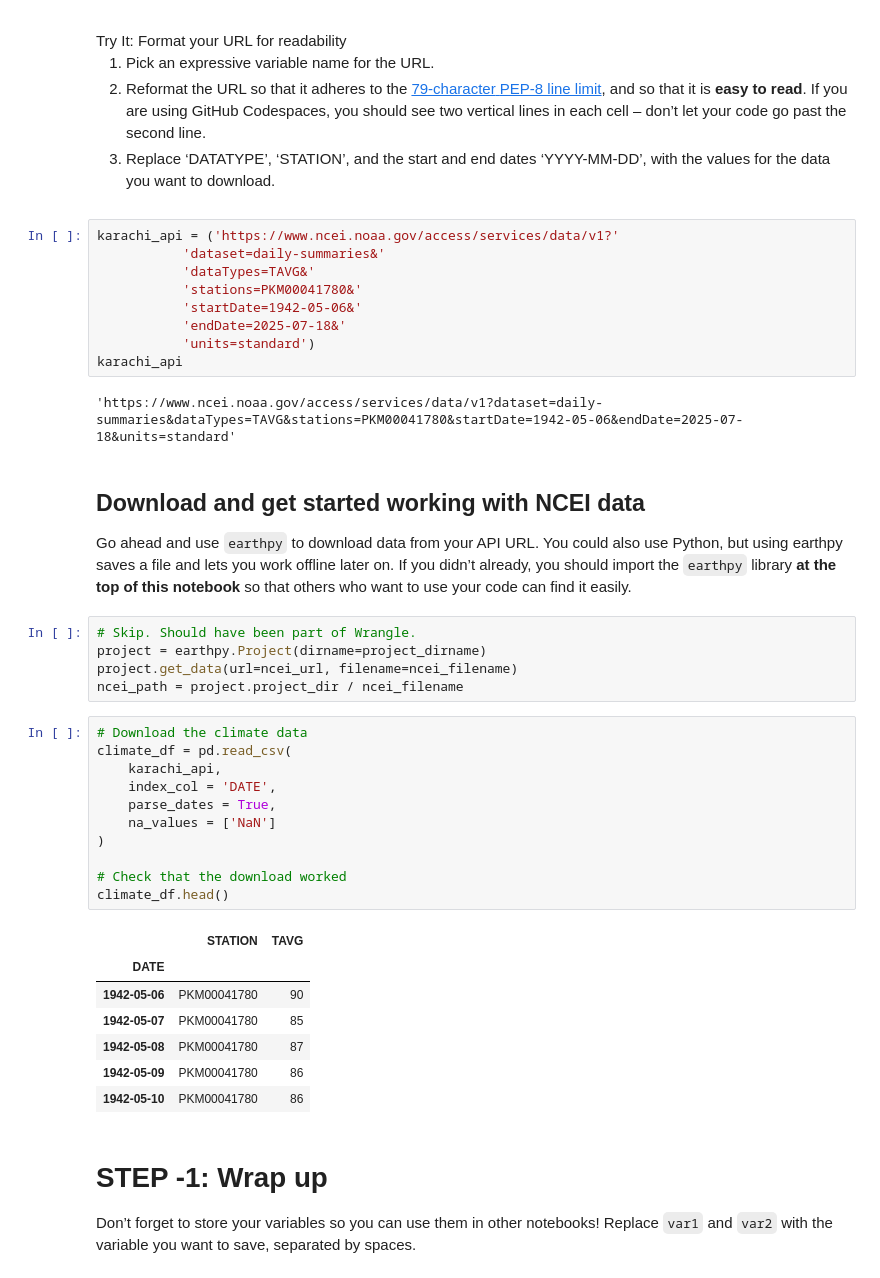
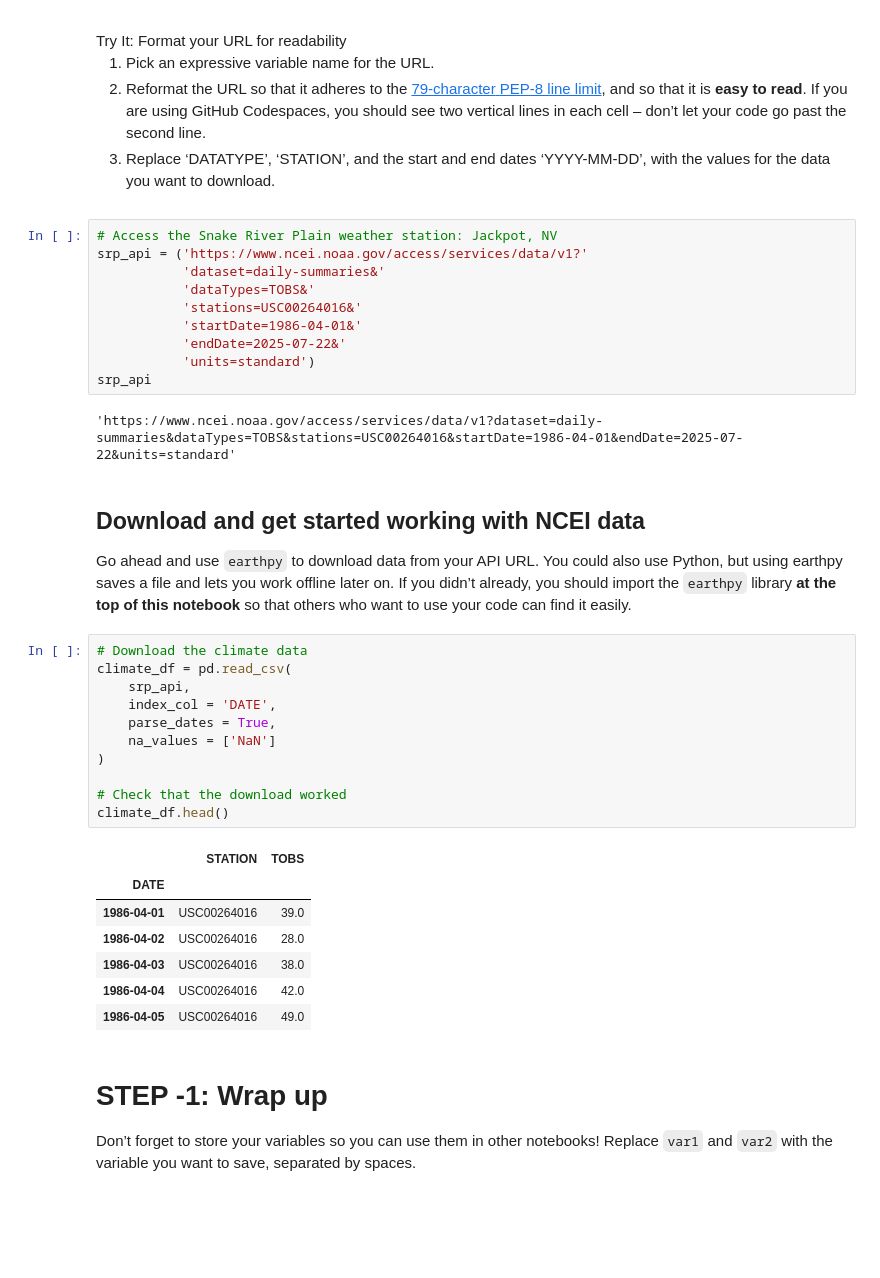
Before and after one commit to cu-esiil-edu/01-climate-JuliaOlsz, a Jupyter notebook: notebooks/climate-98-download.ipynb, the cells around one changed output. Saved outputs shown, nothing was run; the diff lists cells and outputs as text; blank space fills up the shorter version.

Commit message:
download SRP data

```diff
--- a/notebooks/climate-98-download.ipynb
+++ b/notebooks/climate-98-download.ipynb
@@ -91,16 +92,17 @@ each cell – don’t let your code go past the second line.</li>
 ‘YYYY-MM-DD’, with the values for the data you want to download.</li>
 </ol></div></div>
 # %%
-karachi_api = ('https://www.ncei.noaa.gov/access/services/data/v1?'
+# Access the Snake River Plain weather station: Jackpot, NV
+srp_api = ('https://www.ncei.noaa.gov/access/services/data/v1?'
            'dataset=daily-summaries&'
-           'dataTypes=TAVG&'
-           'stations=PKM00041780&'
-           'startDate=1942-05-06&'
-           'endDate=2025-07-18&'
+           'dataTypes=TOBS&'
+           'stations=USC00264016&'
+           'startDate=1986-04-01&'
+           'endDate=2025-07-22&'
            'units=standard')
-karachi_api
+srp_api
 # %% [output]
-'https://www.ncei.noaa.gov/access/services/data/v1?dataset=daily-summaries&dataTypes=TAVG&stations=PKM00041780&startDate=1942-05-06&endDate=2025-07-18&units=standard'
+'https://www.ncei.noaa.gov/access/services/data/v1?dataset=daily-summaries&dataTypes=TOBS&stations=USC00264016&startDate=1986-04-01&endDate=2025-07-22&units=standard'
 # %% [markdown]
 ## Download and get started working with NCEI data
 
@@ -109,30 +111,25 @@ also use Python, but using earthpy saves a file and lets you work
 offline later on. If you didn’t already, you should import the `earthpy`
 library **at the top of this notebook** so that others who want to use
 your code can find it easily.
-# %%
-# Skip. Should have been part of Wrangle.
-project = earthpy.Project(dirname=project_dirname)
-project.get_data(url=ncei_url, filename=ncei_filename)
-ncei_path = project.project_dir / ncei_filename
 # %%
 # Download the climate data
 climate_df = pd.read_csv(
-    karachi_api,
+    srp_api,
     index_col = 'DATE',
     parse_dates = True,
     na_values = ['NaN']
 )
 
 # Check that the download worked
 climate_df.head()
 # %% [output]
-|  | STATION | TAVG |
+|  | STATION | TOBS |
 | DATE |  |  |
-| 1942-05-06 | PKM00041780 | 90 |
-| 1942-05-07 | PKM00041780 | 85 |
-| 1942-05-08 | PKM00041780 | 87 |
-| 1942-05-09 | PKM00041780 | 86 |
-| 1942-05-10 | PKM00041780 | 86 |
+| 1986-04-01 | USC00264016 | 39.0 |
+| 1986-04-02 | USC00264016 | 28.0 |
+| 1986-04-03 | USC00264016 | 38.0 |
+| 1986-04-04 | USC00264016 | 42.0 |
+| 1986-04-05 | USC00264016 | 49.0 |
 # %% [markdown]
 # STEP -1: Wrap up
 
```
Also changed, not shown: parts of 1 cell of this notebook.
